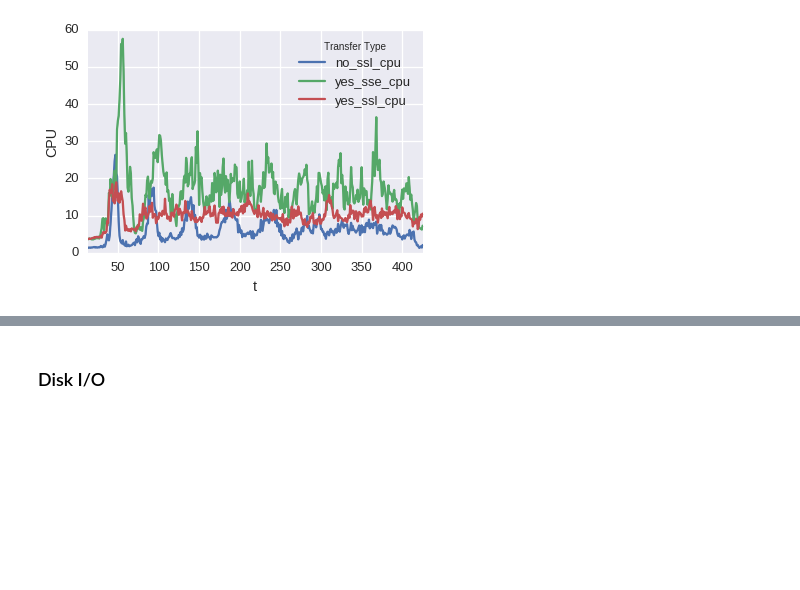
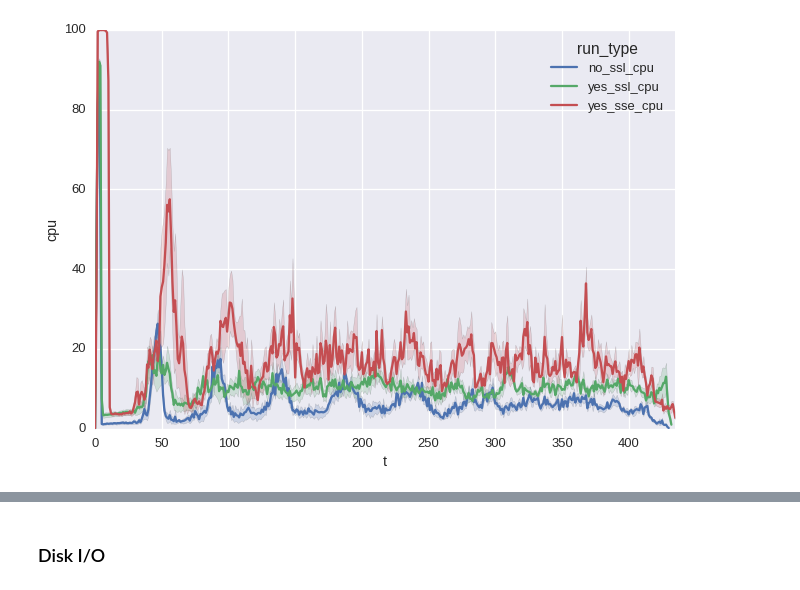
Before and after one commit to philipsoutham/aws-encryption-performance, a Jupyter notebook: To crypto, or not to crypto...-Copy1.ipynb, the cells around one changed output, grey strips where cells are left out. Drawn from its saved outputs; the diff is of its cells as text; code cells hidden in the pictures; blank space fills up the shorter version.

```diff
--- a/To crypto, or not to crypto...-Copy1.ipynb
+++ b/To crypto, or not to crypto...-Copy1.ipynb
@@ -92,0 +120,7 @@ ddd["t"] = ddd["t"].apply(float)
+# %%
+df = pd.melt(reduce(lambda x,y: pd.merge(x, y, on=["t","run"]), async_cpu),
+             id_vars=["t","run"],
+             value_name="cpu",
+             var_name="run_type",
+)
+sns.tsplot(data=df, time="t", unit="run", condition="run_type", value="cpu")
@@ -105,4 +144,0 @@ s
-# %%
-sns.set(style="darkgrid", context="talk")
-#p = sns.tsplot(data=ddd,time="t", unit="CPU", condition="Transfer Type")
-sns.tsplot?
@@ -109,7 +161,7 @@ sns.tsplot?
 # %%
-p = sns.tsplot(data=ddd, time="t", unit="Transfer Type", value="CPU", condition="Transfer Type")
+p = sns.tsplot(data=df, time="t", unit="run", value="cpu", condition="run_type")
 # %% [output]
-[figure, old version]
+[figure, new version]
 # %%
 summary_plt = summary.plot(
     secondary_y=[df.df_name for df in async_cpu],
```
Also changed, not shown: parts of 35 cells of this notebook, 3 other files.
